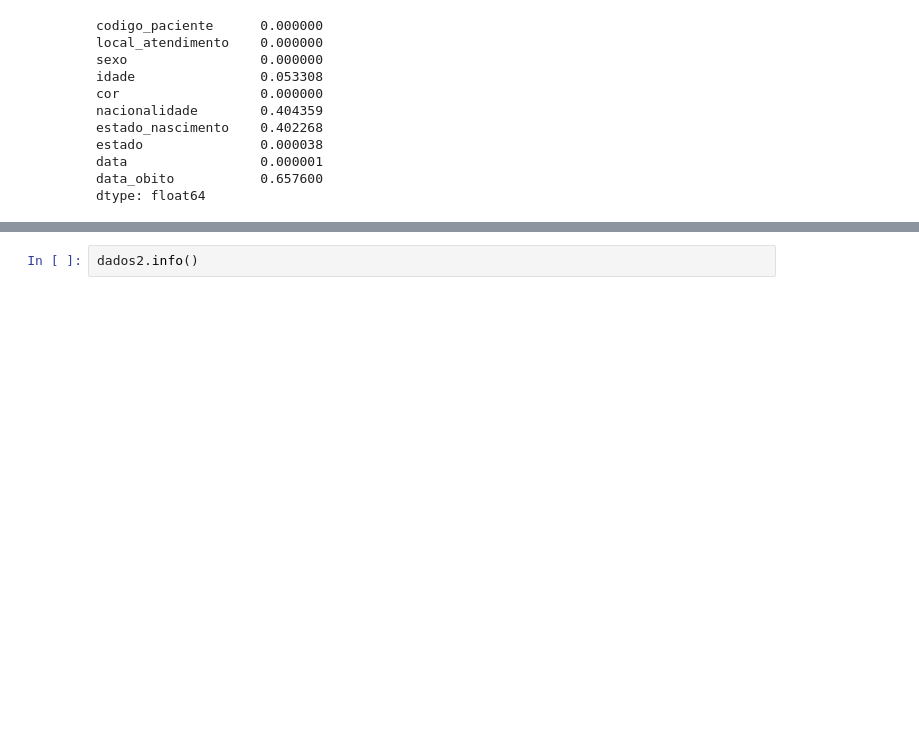
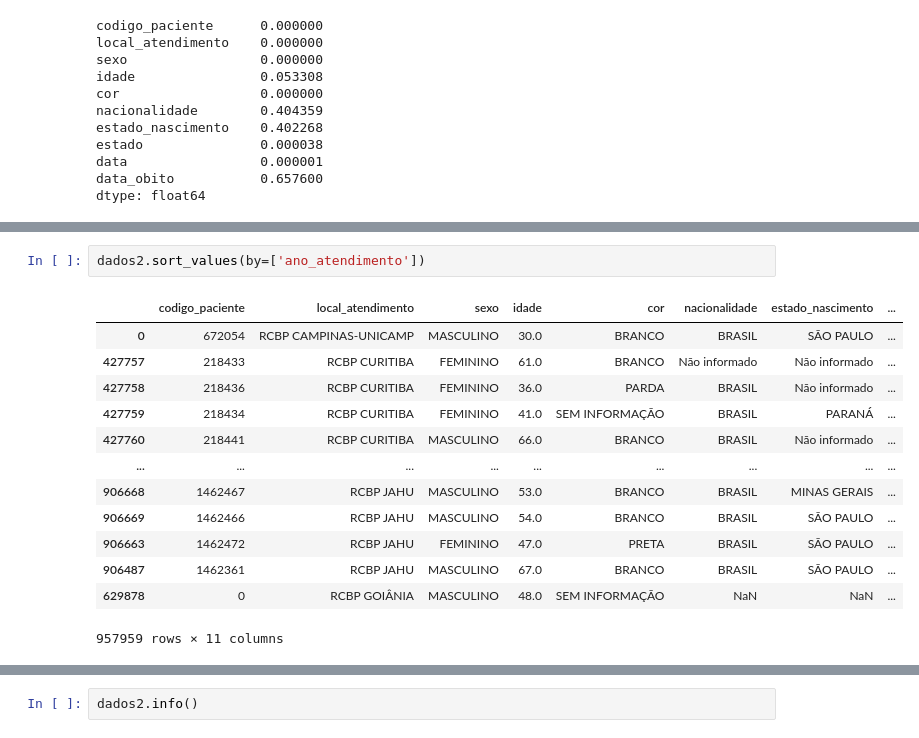
Before and after one commit to AnaPaulaPAraujo/analise_dados_cancer_brasil, a Jupyter notebook: analise_geral.ipynb, the cells around one changed output, grey strips where cells are left out. Drawn from its saved outputs; the diff is of its cells as text; blank space fills up the shorter version.

```diff
--- a/analise_geral.ipynb
+++ b/analise_geral.ipynb
@@ -101,0 +181,16 @@ dtype: float64
+# %%
+dados2.sort_values(by=['ano_atendimento'])
+# %% [output]
+|  | codigo_paciente | local_atendimento | sexo | idade | cor | nacionalidade | estado_nascimento | ... |
+| 0 | 672054 | RCBP CAMPINAS-UNICAMP | MASCULINO | 30.0 | BRANCO | BRASIL | SÃO PAULO | ... |
+| 427757 | 218433 | RCBP CURITIBA | FEMININO | 61.0 | BRANCO | Não informado | Não informado | ... |
+| 427758 | 218436 | RCBP CURITIBA | FEMININO | 36.0 | PARDA | BRASIL | Não informado | ... |
+| 427759 | 218434 | RCBP CURITIBA | FEMININO | 41.0 | SEM INFORMAÇÃO | BRASIL | PARANÁ | ... |
+| 427760 | 218441 | RCBP CURITIBA | MASCULINO | 66.0 | BRANCO | BRASIL | Não informado | ... |
+| ... | ... | ... | ... | ... | ... | ... | ... | ... |
+| 906668 | 1462467 | RCBP JAHU | MASCULINO | 53.0 | BRANCO | BRASIL | MINAS GERAIS | ... |
+| 906669 | 1462466 | RCBP JAHU | MASCULINO | 54.0 | BRANCO | BRASIL | SÃO PAULO | ... |
+| 906663 | 1462472 | RCBP JAHU | FEMININO | 47.0 | PRETA | BRASIL | SÃO PAULO | ... |
+| 906487 | 1462361 | RCBP JAHU | MASCULINO | 67.0 | BRANCO | BRASIL | SÃO PAULO | ... |
+| 629878 | 0 | RCBP GOIÂNIA | MASCULINO | 48.0 | SEM INFORMAÇÃO | NaN | NaN | ... |
+957959 rows × 11 columns
```
Also changed, not shown: parts of 23 cells of this notebook.
